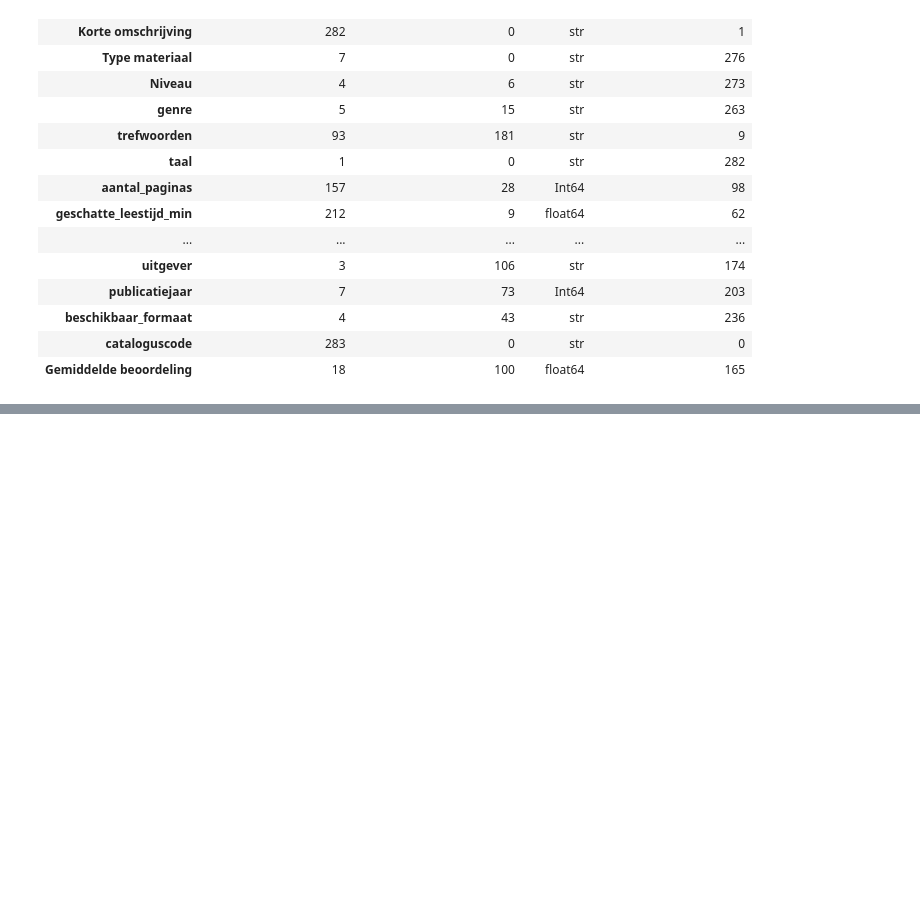
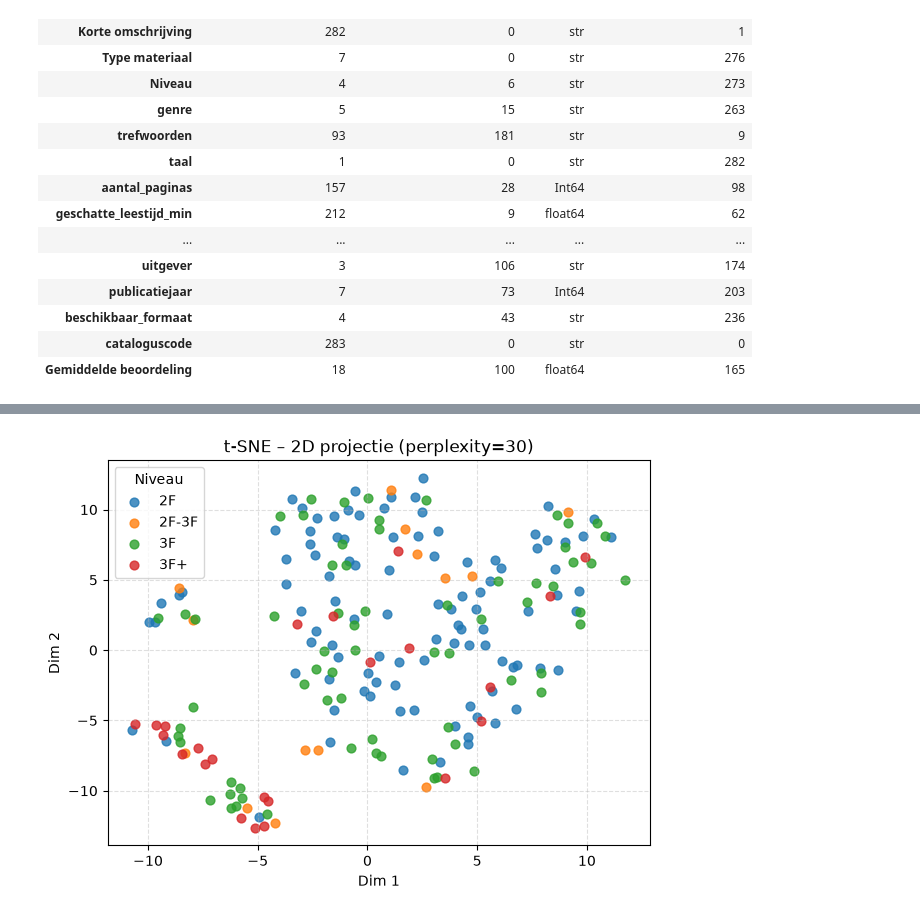
Before and after one commit to merijn1222/2.2Notebooks, a Jupyter notebook: LeesmateriaalAnalyse.ipynb, the cells around one changed output, grey strips where cells are left out. Saved outputs shown, nothing was run; the diff lists cells and outputs as text; code cells hidden in the pictures; blank space fills up the shorter version.

```diff
--- a/LeesmateriaalAnalyse.ipynb
+++ b/LeesmateriaalAnalyse.ipynb
@@ -216,0 +358,10 @@ df[[kolom, "Titel"]][df[kolom].duplicated(keep=False) & df[kolom].notna()].sort_
+# %%
+# --- t-SNE: focust op lokale structuur / clustervorming ---
+from sklearn.manifold import TSNE
+
+tsne = TSNE(n_components=2, perplexity=30, random_state=42)
+X_tsne = tsne.fit_transform(X_scaled)
+
+plot_2d(X_tsne, "t-SNE – 2D projectie (perplexity=30)", "Dim 1", "Dim 2")
+# %% [output]
+[figure, added]
```
Also changed, not shown: parts of 8 cells of this notebook.
